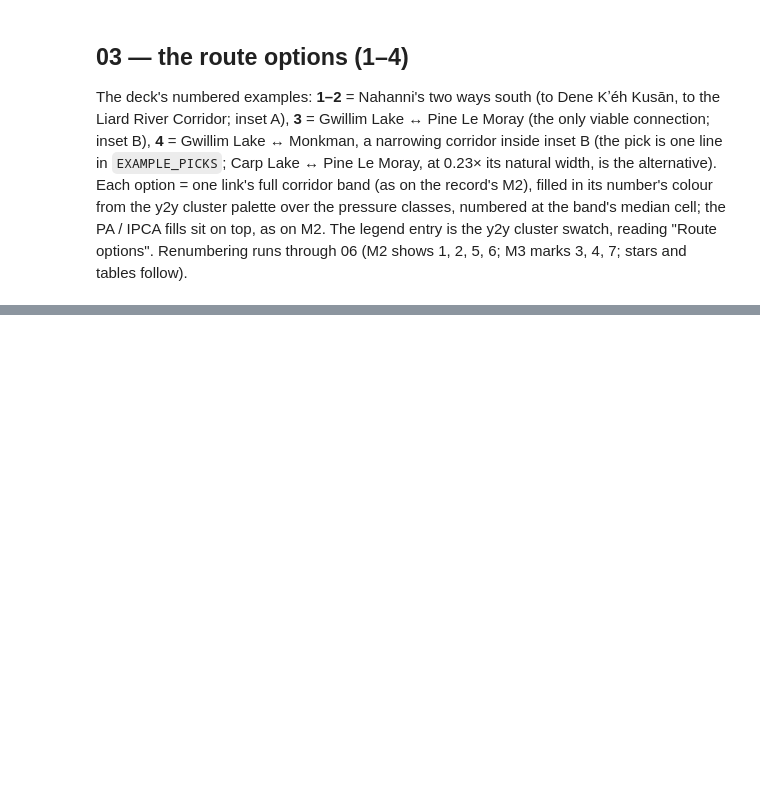
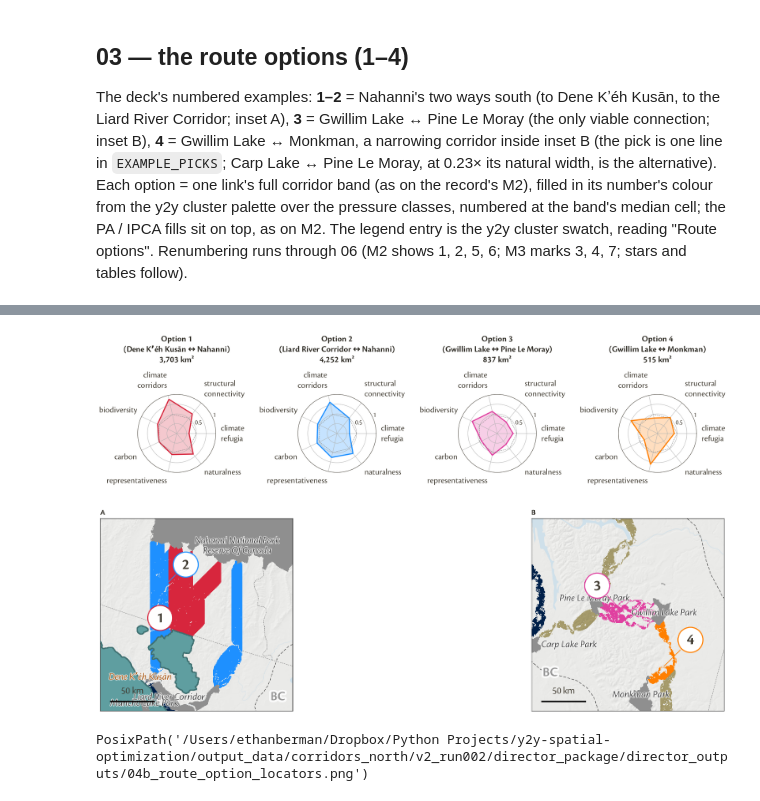
Before and after one commit to bermane/y2y-spatial-optimization, a Jupyter notebook: analyses/northern_connectivity/07_director_outputs.ipynb, the cells around one changed output, grey strips where cells are left out. Cells and saved outputs as stored; diff of their text form; code cells hidden in the pictures; blank space fills up the shorter version.

```diff
--- a/analyses/northern_connectivity/07_director_outputs.ipynb
+++ b/analyses/northern_connectivity/07_director_outputs.ipynb
@@ -90,0 +100,7 @@ PosixPath('/Users/ethanberman/Dropbox/Python Projects/y2y-spatial-optimization/o
+# %%
+cd.option_stars(P, OUT / "04_route_option_stars.png")
+cd.option_locators(P, OUT / "04b_route_option_locators.png", insets=INSETS, panel_px=620)   # + each panel as its own file (_A, _B)
+# %% [output]
+[figure, added]
+[figure, added]
+PosixPath('/Users/ethanberman/Dropbox/Python Projects/y2y-spatial-optimization/output_data/corridors_north/v2_run002/director_package/director_outputs/04b_route_option_locators.png')
```
Also changed, not shown: parts of 7 cells of this notebook, 42 other files.
